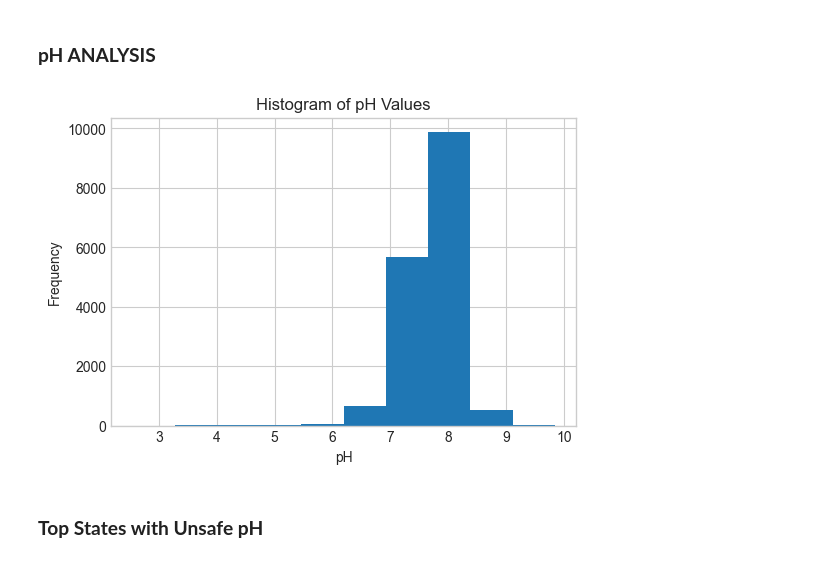
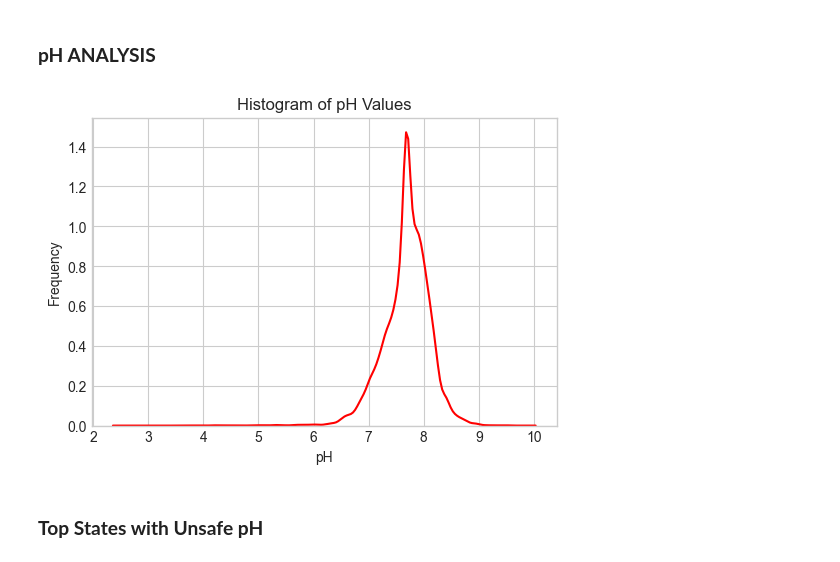
Before and after one commit to asminity/CGWS-Groundwater-Anlaysis, a Jupyter notebook: Report/report.ipynb, the cells around one changed output. Cells and saved outputs as stored; diff of their text form; code cells hidden in the pictures.

```diff
--- a/Report/report.ipynb
+++ b/Report/report.ipynb
@@ -131,14 +140,13 @@ print(df[['State','District','Hardness_Category']].head())
 # %%
 plt.style.use("seaborn-v0_8-whitegrid")
 plt.figure(figsize=(6,4))
-plt.hist(df["pH"])
 sns.kdeplot(df["pH"], color='red')
 plt.xlabel('pH')
 plt.ylabel('Frequency')
 plt.title('Histogram of pH Values')
 plt.show()
 # %% [output]
-[figure, old version]
+[figure, new version]
 # %% [markdown]
 ### **Top States with Unsafe pH**
 # %%
```
Also changed, not shown: parts of 7 cells of this notebook, 2 other files.
